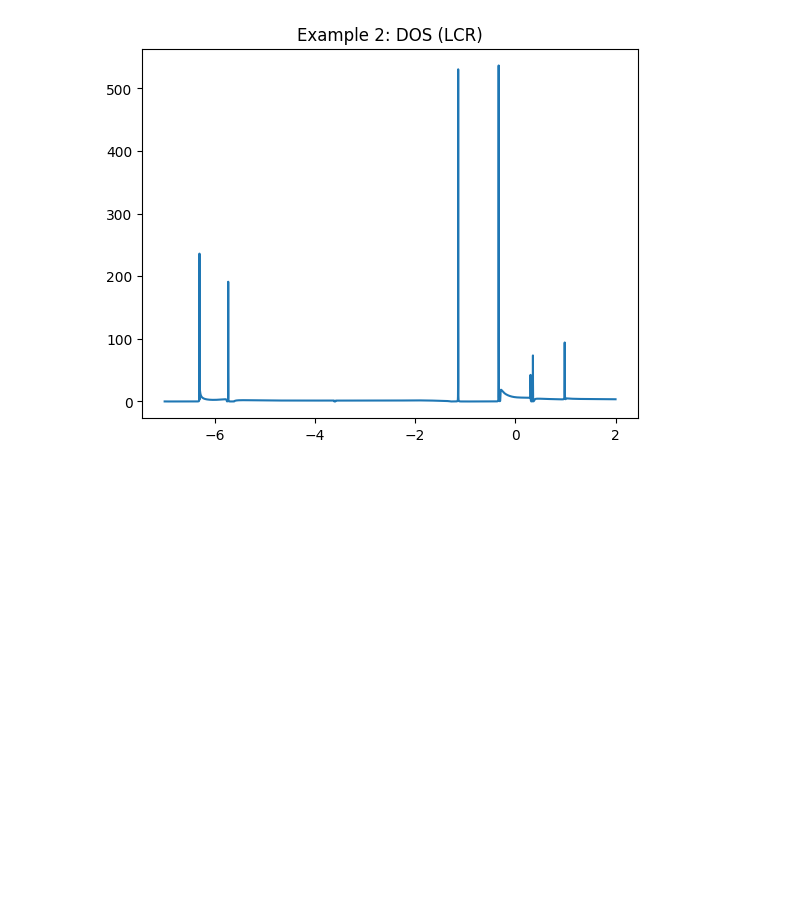
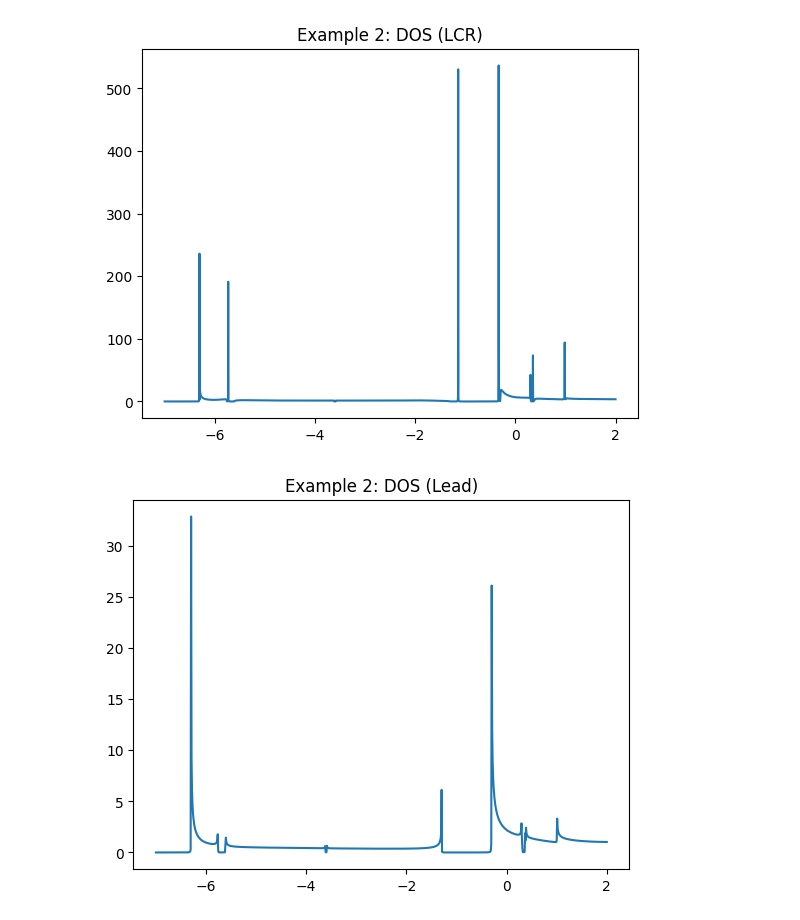
Before and after one commit to aj0337/PAOFLOW-QTpy, a Jupyter notebook: examples/analysis.ipynb, the cells around one changed output. Saved outputs shown, nothing was run; the diff lists cells and outputs as text; code cells hidden in the pictures; blank space fills up the shorter version.

```diff
--- a/examples/analysis.ipynb
+++ b/examples/analysis.ipynb
@@ -21,17 +26,22 @@ plt.show()
 # %%
 dos = np.loadtxt("example1/output/doscond_bulk.dat")
 plt.plot(dos[:, 0], dos[:, 1], label="eg 1")
 plt.title("Example 1: DOS")
 plt.show()
 dos = np.loadtxt("example2/output/doscond_bulk.dat")
 plt.plot(dos[:, 0], dos[:, 1], label="eg 2")
 plt.title("Example 2: DOS")
 plt.show()
 dos = np.loadtxt("example2/output/doscond_lcr.dat")
 plt.plot(dos[:, 0], dos[:, 1], label="eg 2")
 plt.title("Example 2: DOS (LCR)")
 plt.show()
+dos = np.loadtxt("example2/output/doscond_lead.dat")
+plt.plot(dos[:, 0], dos[:, 1], label="eg 2")
+plt.title("Example 2: DOS (Lead)")
+plt.show()
 # %% [output]
 [figure]
 [figure]
 [figure]
+[figure, added]
```
Also changed, not shown: parts of 1 cell of this notebook, 9 other files.
